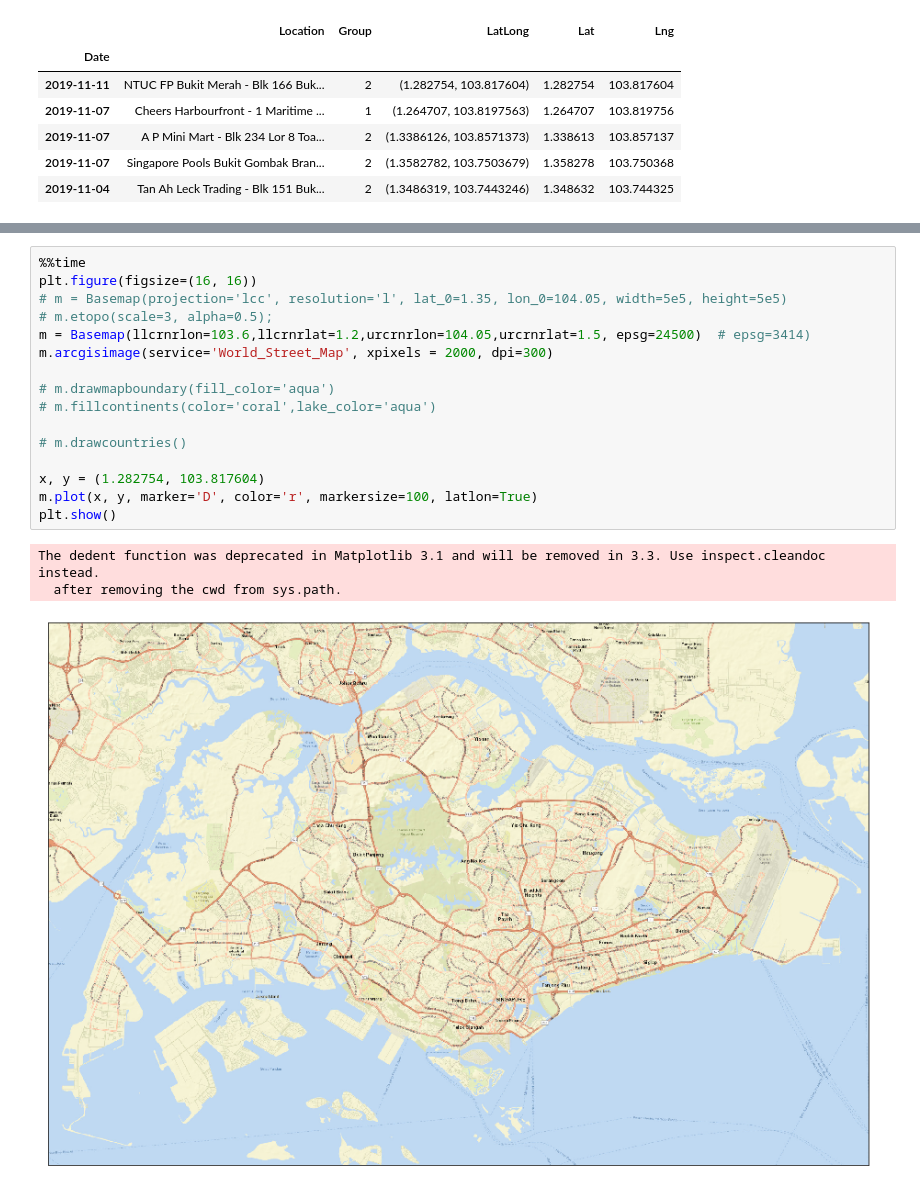
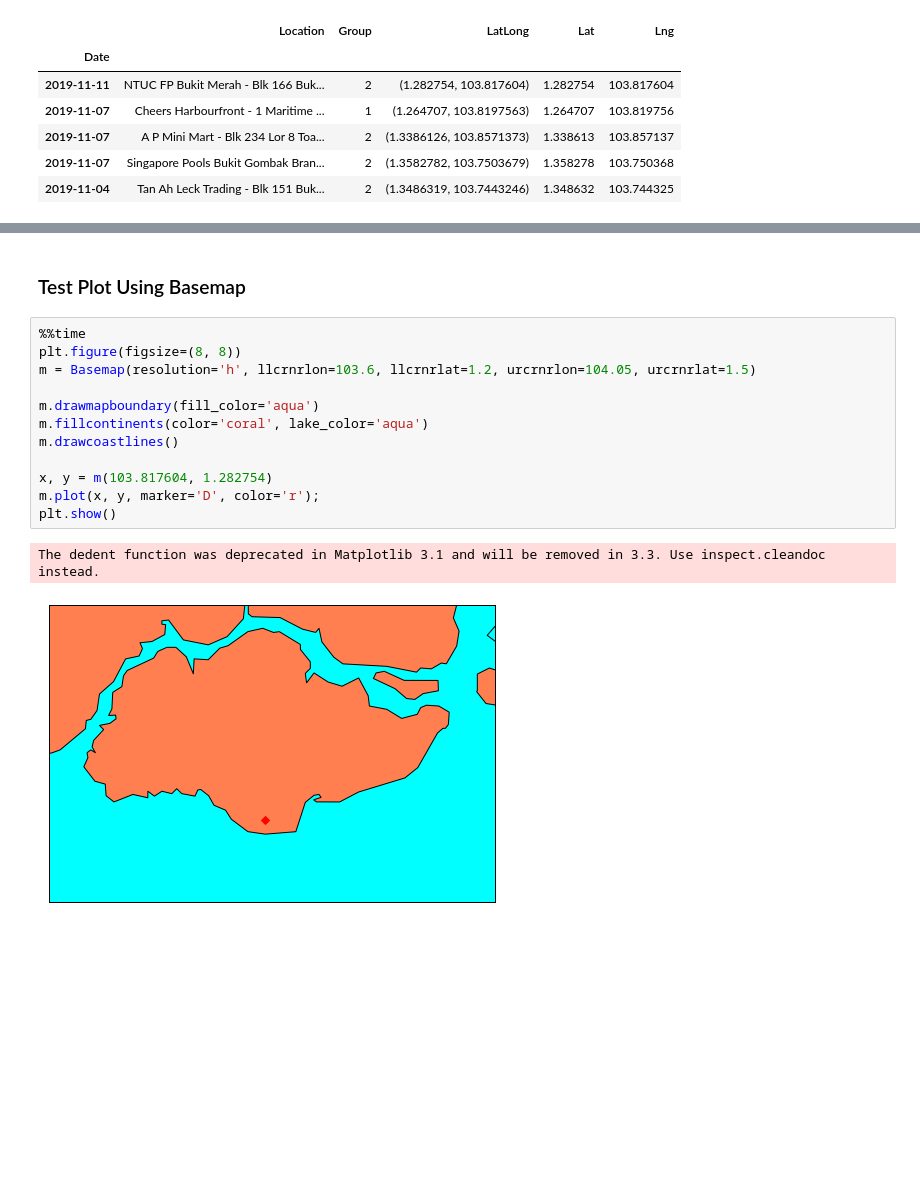
Before and after one commit to yongyct/singapore-pools-analysis, a Jupyter notebook: singapore_pools_analysis.ipynb, the cells around one changed output, grey strips where cells are left out. Drawn from its saved outputs; the diff is of its cells as text; blank space fills up the shorter version.

```diff
--- a/singapore_pools_analysis.ipynb
+++ b/singapore_pools_analysis.ipynb
@@ -534,20 +559,17 @@ Wall time: 1.62 s
+# %% [markdown]
+### Test Plot Using Basemap
 # %%
 %%time
-plt.figure(figsize=(16, 16))
-# m = Basemap(projection='lcc', resolution='l', lat_0=1.35, lon_0=104.05, width=5e5, height=5e5)
-# m.etopo(scale=3, alpha=0.5);
-m = Basemap(llcrnrlon=103.6,llcrnrlat=1.2,urcrnrlon=104.05,urcrnrlat=1.5, epsg=24500)  # epsg=3414)
-m.arcgisimage(service='World_Street_Map', xpixels = 2000, dpi=300)
+plt.figure(figsize=(8, 8))
+m = Basemap(resolution='h', llcrnrlon=103.6, llcrnrlat=1.2, urcrnrlon=104.05, urcrnrlat=1.5)
 
-# m.drawmapboundary(fill_color='aqua')
-# m.fillcontinents(color='coral',lake_color='aqua')
+m.drawmapboundary(fill_color='aqua')
+m.fillcontinents(color='coral', lake_color='aqua')
+m.drawcoastlines()
 
-# m.drawcountries()
-
-x, y = (1.282754, 103.817604)
-m.plot(x, y, marker='D', color='r', markersize=100, latlon=True)
+x, y = m(103.817604, 1.282754)
+m.plot(x, y, marker='D', color='r');
 plt.show()
 # %% [output]
 The dedent function was deprecated in Matplotlib 3.1 and will be removed in 3.3. Use inspect.cleandoc instead.
-  after removing the cwd from sys.path.
-[figure, old version]
+[figure, new version]
```
Also changed, not shown: parts of 21 cells of this notebook, 1 other file.
